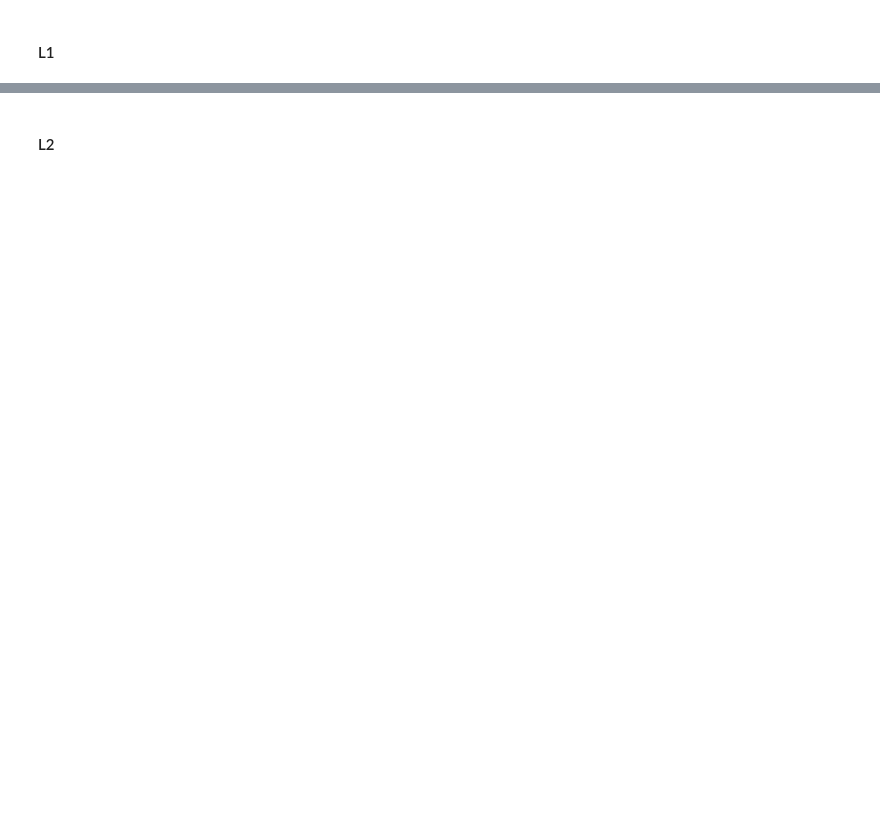
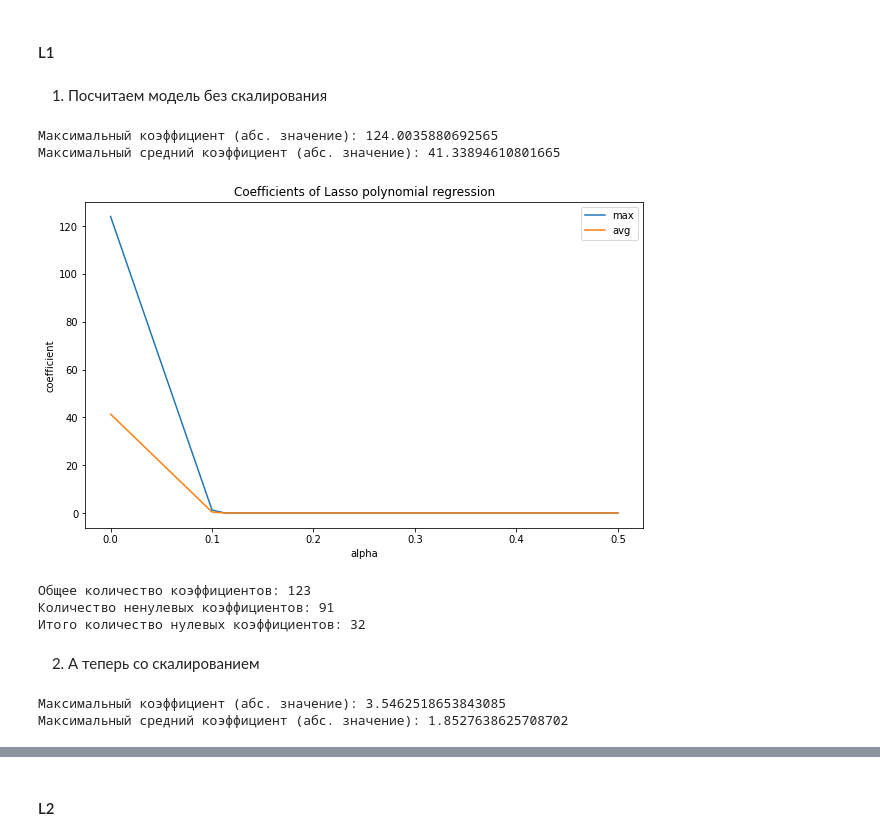
Before and after one commit to vilen-kim/4_overfitting_regularization, a Jupyter notebook: overfitting_regularization.ipynb, the cells around one changed output, grey strips where cells are left out. Cells and saved outputs as stored; diff of their text form; code cells hidden in the pictures; blank space fills up the shorter version.

```diff
--- a/overfitting_regularization.ipynb
+++ b/overfitting_regularization.ipynb
@@ -575,0 +647,42 @@ for i in range(X_hw.shape[1]):
+# %% [markdown]
+1. Посчитаем модель без скалирования
+# %%
+coefs_l1 = []
+for alpha in ALPHAS:
+    model = Lasso(alpha=alpha, random_state=SEED, max_iter=50000).fit(X_hw, y)
+    coefs_l1.append(model.coef_)
+# %%
+max_coefs_l1 = [np.max(coef) for coef in coefs_l1]
+avg_coefs_l1 = [np.mean(np.abs(coef)) for coef in coefs_l1]
+max_coef_l1 = max(max_coefs_l1)
+print(f'Максимальный коэффициент (абс. значение): {max_coef_l1}')
+print(f'Максимальный средний коэффициент (абс. значение): {max(avg_coefs_l1)}')
+# %% [output]
+Максимальный коэффициент (абс. значение): 124.0035880692565
+Максимальный средний коэффициент (абс. значение): 41.33894610801665
+# %%
+plt.figure(figsize=(10, 6))
+plt.plot(ALPHAS, max_coefs_l1, label='max')
+plt.plot(ALPHAS, avg_coefs_l1, label='avg')
+plt.title('Coefficients of Lasso polynomial regression')
+plt.xlabel('alpha')
+plt.ylabel('coefficient')
+plt.legend();
+# %% [output]
+[figure, added]
+# %%
+coef_count = 0
+coef_nonzero_count = 0
+for c in [np.array(coef) for coef in coefs_l1]:
+    fc = c.flatten()
+    coef_count += fc.shape[0]
+    coef_nonzero_count += np.count_nonzero(fc)
+print(f'Общее количество коэффициентов: {coef_count}')
+print(f'Количество ненулевых коэффициентов: {coef_nonzero_count}')
+print(f'Итого количество нулевых коэффициентов: {coef_count - coef_nonzero_count}')
+# %% [output]
+Общее количество коэффициентов: 123
+Количество ненулевых коэффициентов: 91
+Итого количество нулевых коэффициентов: 32
+# %% [markdown]
+2. А теперь со скалированием
@@ -575,0 +694,9 @@ for i in range(X_hw.shape[1]):
+# %%
+max_coefs_l1 = [np.max(coef) for coef in coefs_l1]
+avg_coefs_l1 = [np.mean(np.abs(coef)) for coef in coefs_l1]
+max_coef_l1 = max(max_coefs_l1)
+print(f'Максимальный коэффициент (абс. значение): {max_coef_l1}')
+print(f'Максимальный средний коэффициент (абс. значение): {max(avg_coefs_l1)}')
+# %% [output]
+Максимальный коэффициент (абс. значение): 3.5462518653843085
+Максимальный средний коэффициент (абс. значение): 1.8527638625708702
```
Also changed, not shown: parts of 37 cells of this notebook.
